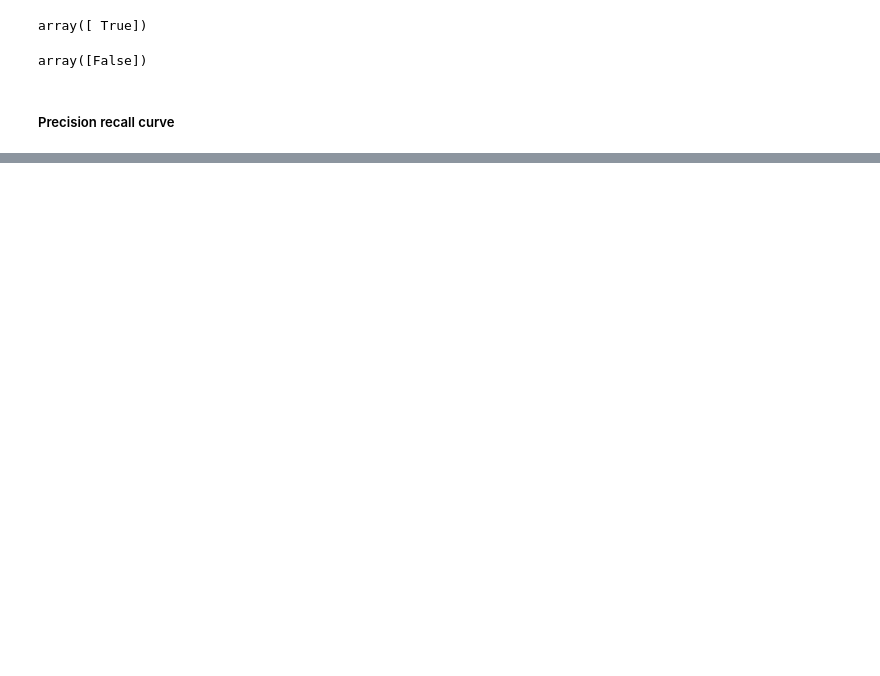
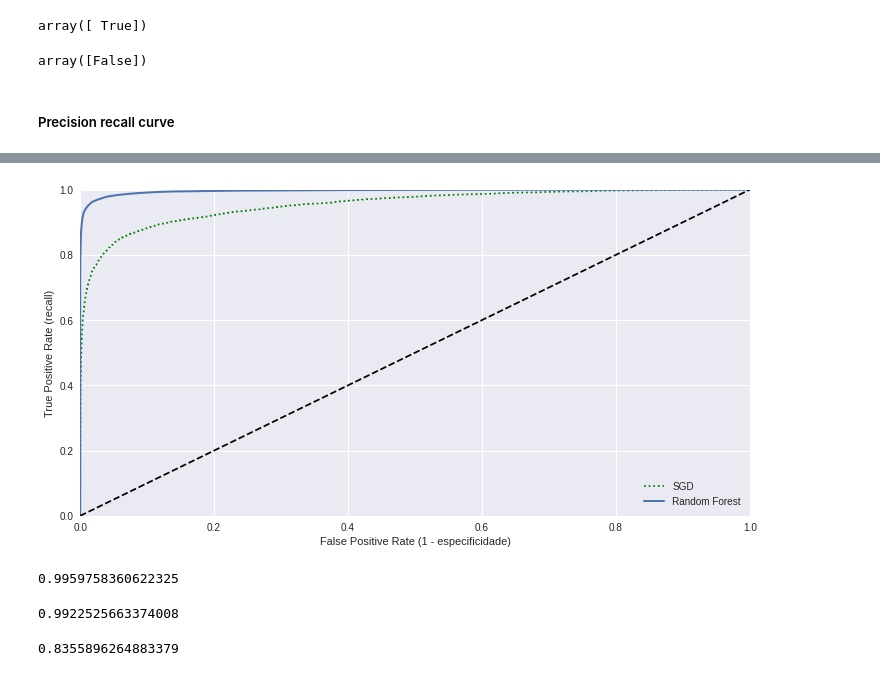
Before and after one commit to LilianeAquino/hands_on_aprendizado_de_maquina, a Jupyter notebook: 03_classification.ipynb, the cells around one changed output, grey strips where cells are left out. Saved outputs shown, nothing was run; the diff lists cells and outputs as text; code cells hidden in the pictures; blank space fills up the shorter version.

```diff
--- a/03_classification.ipynb
+++ b/03_classification.ipynb
@@ -250,0 +282,15 @@ plt.show()
+# %%
+y_scores_forest = y_probas_forest[:, 1]
+fpr_forest, tpr_forest, thresholds_forest = roc_curve(y_train_3, y_scores_forest)
+
+plt.figure(figsize=[12, 6])
+plt.plot(fpr, tpr, 'g:', label='SGD')
+plot_roc_curve(fpr_forest, tpr_forest, label='Random Forest')
+plt.legend(loc='lower right')
+plt.show()
+# %% [output]
+[figure, added]
+# %%
+roc_auc_score(y_train_3, y_scores_forest)
+# %% [output]
+0.9959758360622325
@@ -250,0 +299,8 @@ plt.show()
+# %%
+precision_score(y_train_3, y_train_pred_forest)
+# %% [output]
+0.9922525663374008
+# %%
+recall_score(y_train_3, y_train_pred_forest)
+# %% [output]
+0.8355896264883379
```
Also changed, not shown: parts of 17 cells of this notebook.
